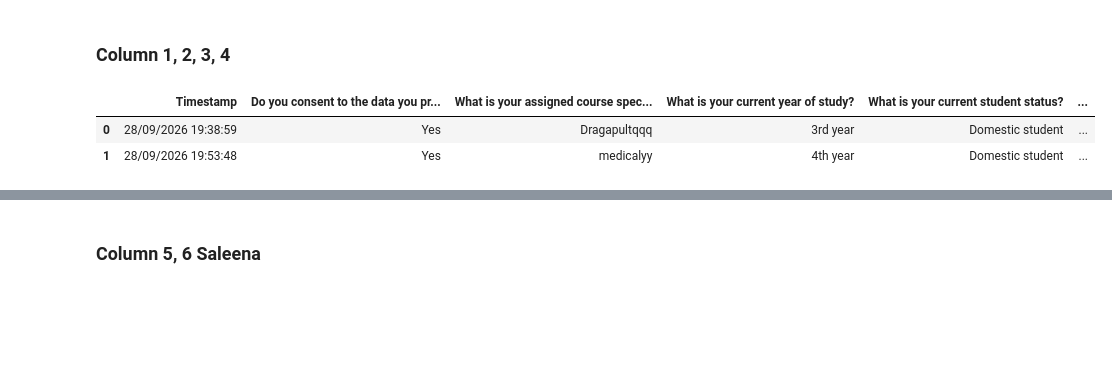
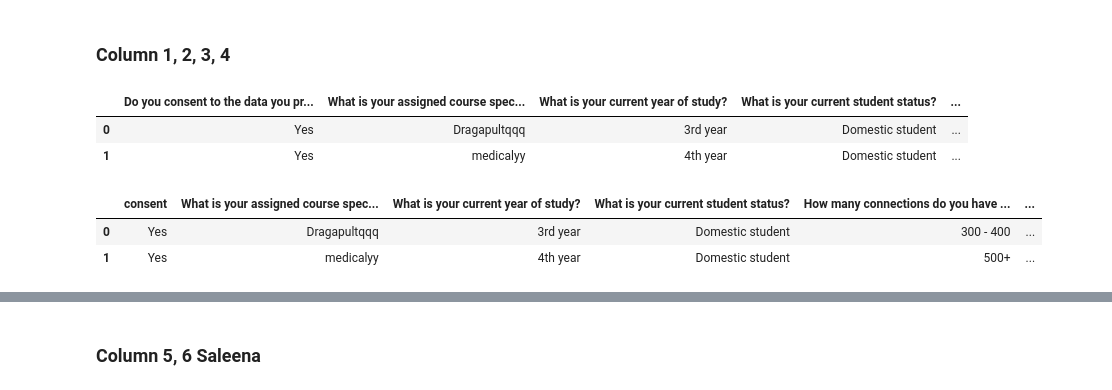
Before and after one commit to saleenaq06/sta304-Project, a Jupyter notebook: DataCollection/main.ipynb, the cells around one changed output, grey strips where cells are left out. Saved outputs shown, nothing was run; the diff lists cells and outputs as text; code cells hidden in the pictures; blank space fills up the shorter version.

```diff
--- a/DataCollection/main.ipynb
+++ b/DataCollection/main.ipynb
@@ -36,14 +36,20 @@ df.columns.tolist()
 ### Column 1, 2, 3, 4
 # %%
 # Removes first column: 'Timestamp'
-df.drop(columns='Timestamp')
+df = df.drop(columns='Timestamp')
 df.head(2)
 # %% [output]
-|  | Timestamp | Do you consent to the data you pr... | What is your assigned course spec... | What is your current year of study? | What is your current student status? | ... |
-| 0 | 28/09/2026 19:38:59 | Yes | Dragapultqqq | 3rd year | Domestic student | ... |
-| 1 | 28/09/2026 19:53:48 | Yes | medicalyy | 4th year | Domestic student | ... |
+|  | Do you consent to the data you pr... | What is your assigned course spec... | What is your current year of study? | What is your current student status? | ... |
+| 0 | Yes | Dragapultqqq | 3rd year | Domestic student | ... |
+| 1 | Yes | medicalyy | 4th year | Domestic student | ... |
 # %%
 # 'Do you consent to the data you provide to be used for statistical and research purposes?'
+df.rename(columns={'Do you consent to the data you provide to be used for statistical and research purposes?': 'consent'}, inplace=True)
+df.head(2)
+# %% [output]
+|  | consent | What is your assigned course spec... | What is your current year of study? | What is your current student status? | How many connections do you have ... | ... |
+| 0 | Yes | Dragapultqqq | 3rd year | Domestic student | 300 - 400 | ... |
+| 1 | Yes | medicalyy | 4th year | Domestic student | 500+ | ... |
 # %%
 # Renames students’ unique identifiers EXACTLY as “studentID”
 df.rename(columns={'What is your assigned course specific ID?': 'studentID'}, inplace=True)
```
Also changed, not shown: parts of 14 cells of this notebook.
